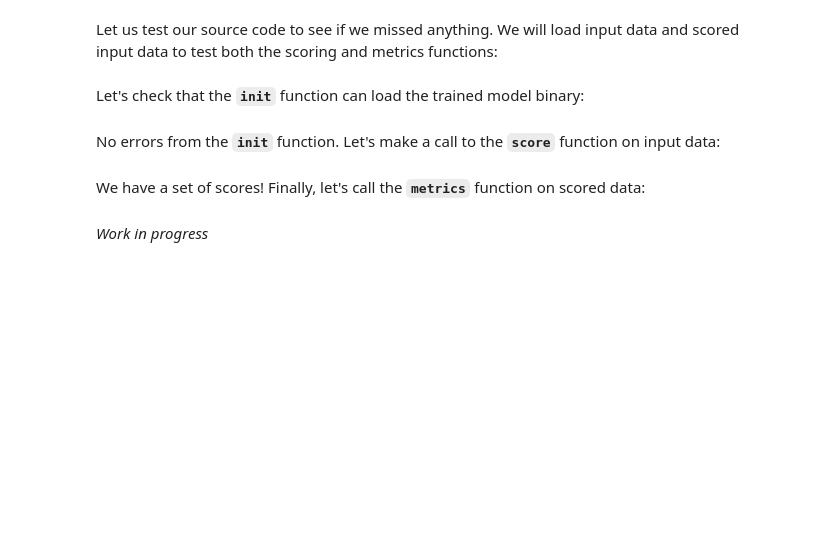
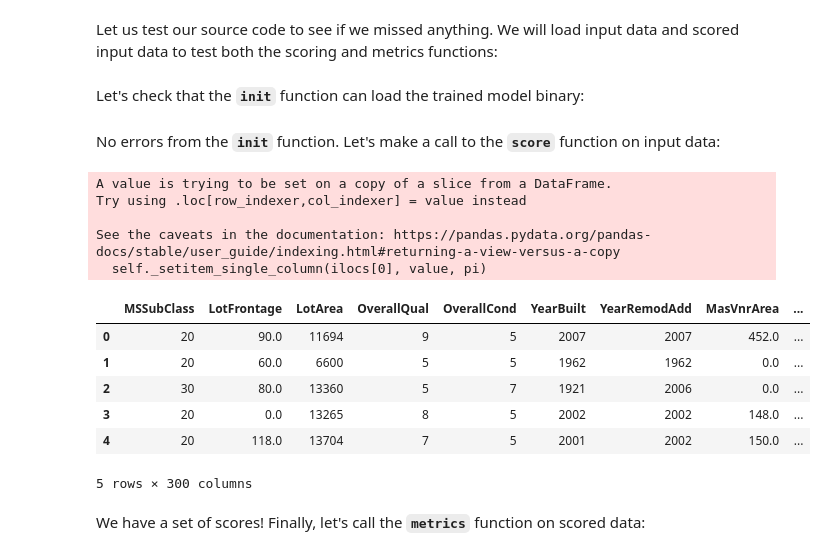
Before and after one commit to roykim1990/house_price_python, a Jupyter notebook: model_training.ipynb, the cells around one changed output. Cells and saved outputs as stored; diff of their text form; code cells hidden in the pictures; blank space fills up the shorter version.

Commit message:
update metrics and logic to handle incoming data

```diff
--- a/model_training.ipynb
+++ b/model_training.ipynb
@@ -246,3 +241,6 @@ df_sample_scored.to_json('df_sample_scored.json', orient='records', lines=True)
 **V - Conforming Model Code to MOC Requirements**
 # %% [markdown]
 Conformance is best demonstrated through example. Let's look at the code below:
+# %%
+data = {'one': 1,
+        'two': 2}
@@ -250,7 +255,7 @@ Conformance is best demonstrated through example. Let's look at the code below:
 import pandas
 import pickle
 import numpy
-
+from sklearn.metrics import r2_score, mean_squared_error, mean_absolute_error
 
 # modelop.init
 def begin():
@@ -265,8 +270,14 @@ def begin():
 
 # modelop.score
 def action(data):
-    # Turn data into DataFrame
-    df = pandas.DataFrame([data])
+    # converting data into dataframe with some checks
+    if isinstance(data, pandas.DataFrame):
+        df = data
+    else:
+        if isinstance(data, list):
+            df = pandas.DataFrame(data)
+        else:
+            df = pandas.DataFrame([data])
 
     predictive_features = [
         "MSSubClass",
@@ -427,7 +438,23 @@ def action(data):
 
 # modelop.metrics
 def metrics(data):
-    pass
+    # converting data into dataframe with some checks
+    if isinstance(data, pandas.DataFrame):
+        df = data
+    else:
+        if isinstance(data, list):
+            df = pandas.DataFrame(data)
+        else:
+            df = pandas.DataFrame([data])
+
+    y = df['ground_truth']
+    y_preds = df['prediction']
+
+    return {
+        'MAE' : mean_absolute_error(y, y_preds),
+        'RMSE' : mean_squared_error(y, y_preds) ** 0.5,
+        'R2' : r2_score(y, y_preds)
+    }
 # %% [markdown]
 There are four main sections that are standard to almost any model in MOC:
 1. Library imports
@@ -454,8 +482,22 @@ begin()
 # %% [markdown]
 No errors from the **`init`** function. Let's make a call to the **`score`** function on input data:
 # %%
-scores = action(test_sample)
+scores = pandas.DataFrame(action(test_sample))
+# %% [output]
+A value is trying to be set on a copy of a slice from a DataFrame.
+Try using .loc[row_indexer,col_indexer] = value instead
+
+See the caveats in the documentation: https://pandas.pydata.org/pandas-docs/stable/user_guide/indexing.html#returning-a-view-versus-a-copy
+  self._setitem_single_column(ilocs[0], value, pi)
+# %%
+scores.head()
+# %% [output]
+|  | MSSubClass | LotFrontage | LotArea | OverallQual | OverallCond | YearBuilt | YearRemodAdd | MasVnrArea | ... |
+| 0 | 20 | 90.0 | 11694 | 9 | 5 | 2007 | 2007 | 452.0 | ... |
+| 1 | 20 | 60.0 | 6600 | 5 | 5 | 1962 | 1962 | 0.0 | ... |
+| 2 | 30 | 80.0 | 13360 | 5 | 7 | 1921 | 2006 | 0.0 | ... |
+| 3 | 20 | 0.0 | 13265 | 8 | 5 | 2002 | 2002 | 148.0 | ... |
+| 4 | 20 | 118.0 | 13704 | 7 | 5 | 2001 | 2002 | 150.0 | ... |
+5 rows × 300 columns
 # %% [markdown]
 We have a set of scores! Finally, let's call the **`metrics`** function on scored data:
-# %% [markdown]
-*Work in progress*
```
Also changed, not shown: parts of 4 cells of this notebook, 1 other file.
